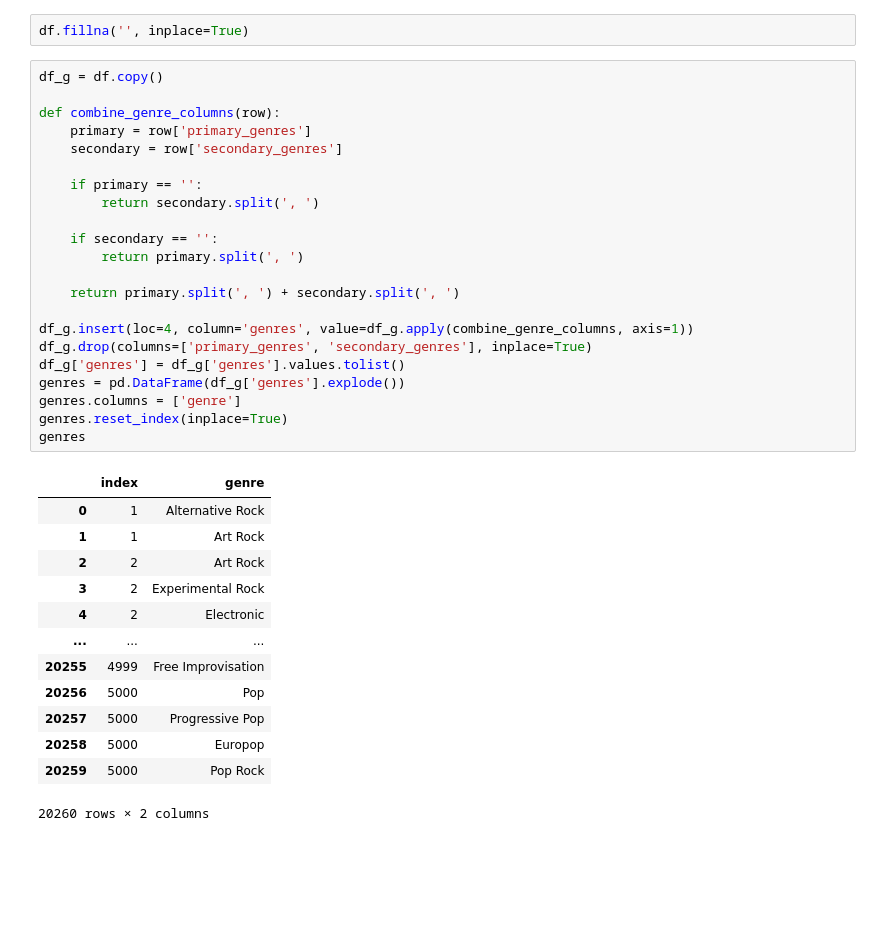
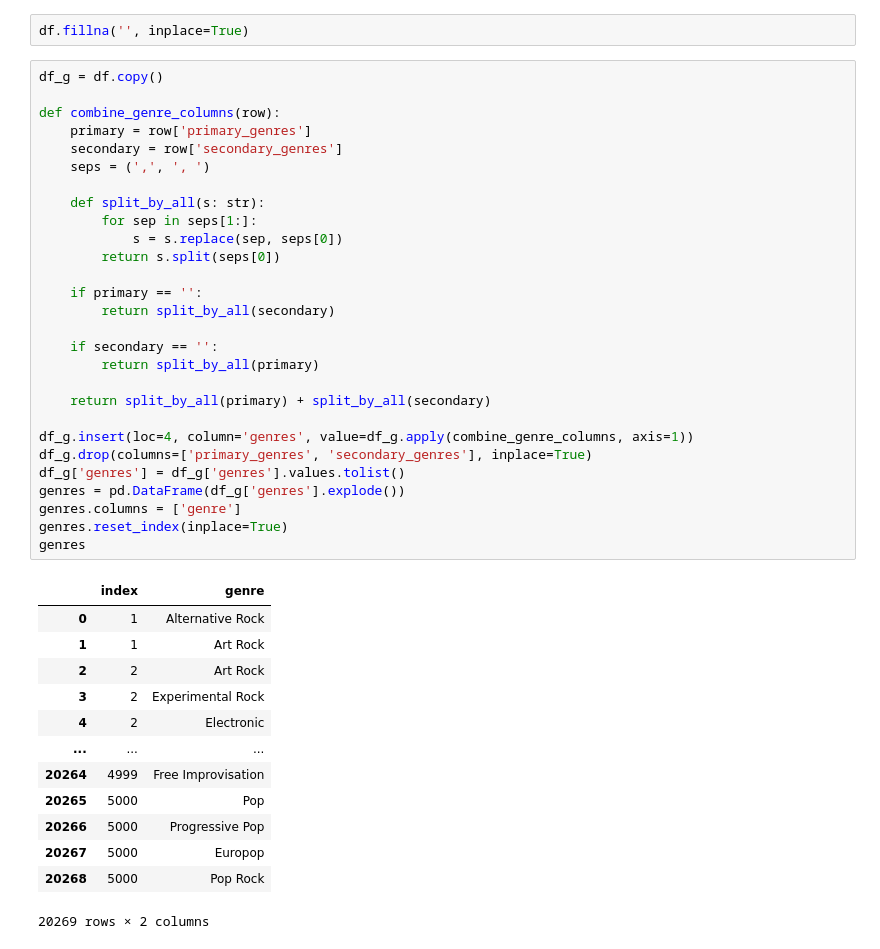
Before and after one commit to panierka/RymTop5000Albums, a Jupyter notebook: eda.ipynb, the cells around one changed output. Drawn from its saved outputs; the diff is of its cells as text; blank space fills up the shorter version.

```diff
--- a/eda.ipynb
+++ b/eda.ipynb
@@ -145,39 +145,45 @@ df.fillna('', inplace=True)
 # %%
 df_g = df.copy()
 
 def combine_genre_columns(row):
     primary = row['primary_genres']
     secondary = row['secondary_genres']
+    seps = (',', ', ')
+
+    def split_by_all(s: str):
+        for sep in seps[1:]:
+            s = s.replace(sep, seps[0])
+        return s.split(seps[0])
 
     if primary == '':
-        return secondary.split(', ')
+        return split_by_all(secondary)
 
     if secondary == '':
-        return primary.split(', ')
+        return split_by_all(primary)
 
-    return primary.split(', ') + secondary.split(', ')
+    return split_by_all(primary) + split_by_all(secondary)
 
 df_g.insert(loc=4, column='genres', value=df_g.apply(combine_genre_columns, axis=1))
 df_g.drop(columns=['primary_genres', 'secondary_genres'], inplace=True)
 df_g['genres'] = df_g['genres'].values.tolist()
 genres = pd.DataFrame(df_g['genres'].explode())
 genres.columns = ['genre']
 genres.reset_index(inplace=True)
 genres
 # %% [output]
 |  | index | genre |
 | 0 | 1 | Alternative Rock |
 | 1 | 1 | Art Rock |
 | 2 | 2 | Art Rock |
 | 3 | 2 | Experimental Rock |
 | 4 | 2 | Electronic |
 | ... | ... | ... |
-| 20255 | 4999 | Free Improvisation |
-| 20256 | 5000 | Pop |
-| 20257 | 5000 | Progressive Pop |
-| 20258 | 5000 | Europop |
-| 20259 | 5000 | Pop Rock |
+| 20264 | 4999 | Free Improvisation |
+| 20265 | 5000 | Pop |
+| 20266 | 5000 | Progressive Pop |
+| 20267 | 5000 | Europop |
+| 20268 | 5000 | Pop Rock |
-20260 rows × 2 columns
+20269 rows × 2 columns
 # %%
 def find_genre(genre):
     return genres.loc[genres['genre'] == genre, 'index']
```
Also changed, not shown: parts of 6 cells of this notebook.
